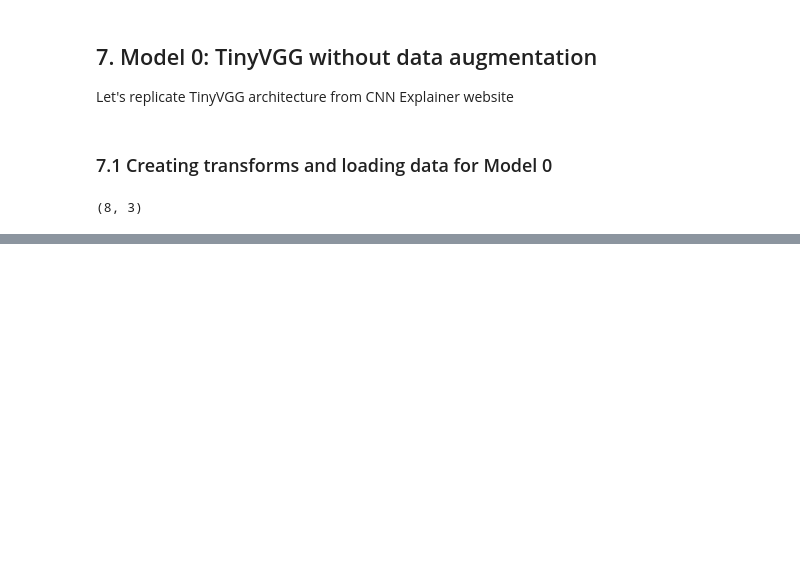
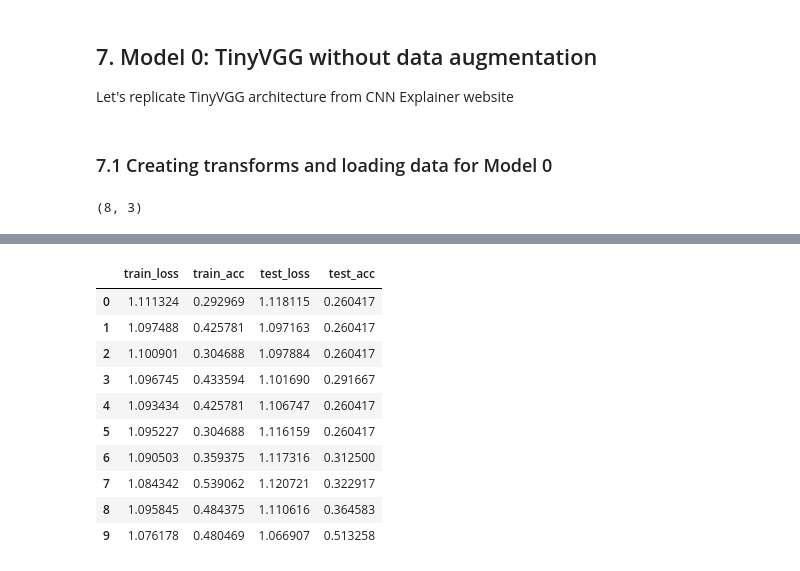
Before and after one commit to mchojna/pytorch-course, a Jupyter notebook: 04_pytorch_datasets.ipynb, the cells around one changed output, grey strips where cells are left out. Cells and saved outputs as stored; diff of their text form; code cells hidden in the pictures; blank space fills up the shorter version.

```diff
--- a/04_pytorch_datasets.ipynb
+++ b/04_pytorch_datasets.ipynb
@@ -781,0 +1338,19 @@ len(train_dataloader_simple), len(test_dataloader_simple)
+# %%
+import pandas as pd
+
+model_0_df = pd.DataFrame(model_0_results)
+model_1_df = pd.DataFrame(model_1_results)
+
+model_0_df
+# %% [output]
+|  | train_loss | train_acc | test_loss | test_acc |
+| 0 | 1.111324 | 0.292969 | 1.118115 | 0.260417 |
+| 1 | 1.097488 | 0.425781 | 1.097163 | 0.260417 |
+| 2 | 1.100901 | 0.304688 | 1.097884 | 0.260417 |
+| 3 | 1.096745 | 0.433594 | 1.101690 | 0.291667 |
+| 4 | 1.093434 | 0.425781 | 1.106747 | 0.260417 |
+| 5 | 1.095227 | 0.304688 | 1.116159 | 0.260417 |
+| 6 | 1.090503 | 0.359375 | 1.117316 | 0.312500 |
+| 7 | 1.084342 | 0.539062 | 1.120721 | 0.322917 |
+| 8 | 1.095845 | 0.484375 | 1.110616 | 0.364583 |
+| 9 | 1.076178 | 0.480469 | 1.066907 | 0.513258 |
```
Also changed, not shown: parts of 39 cells of this notebook, 2 other files.
